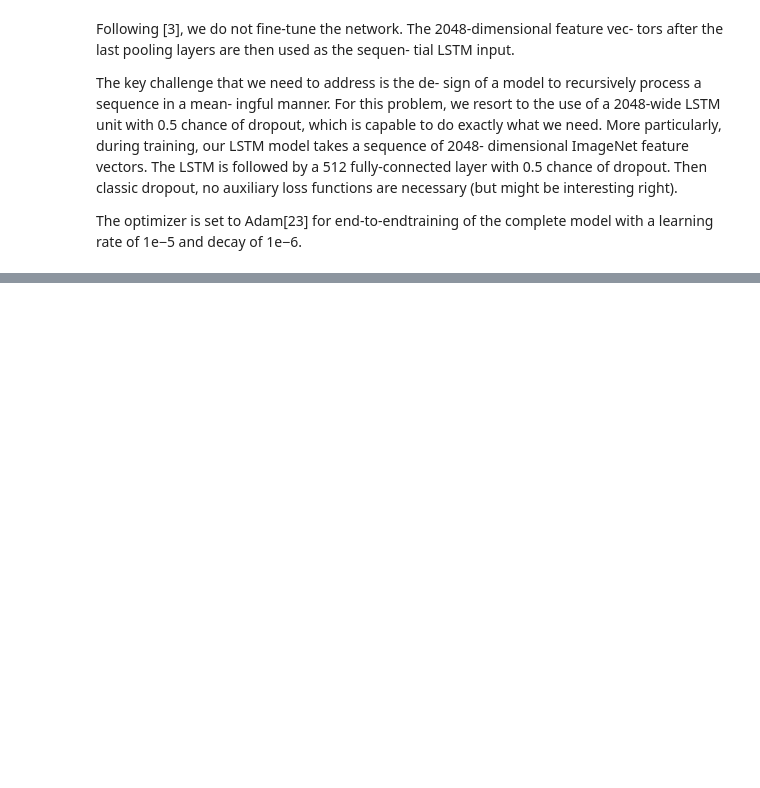
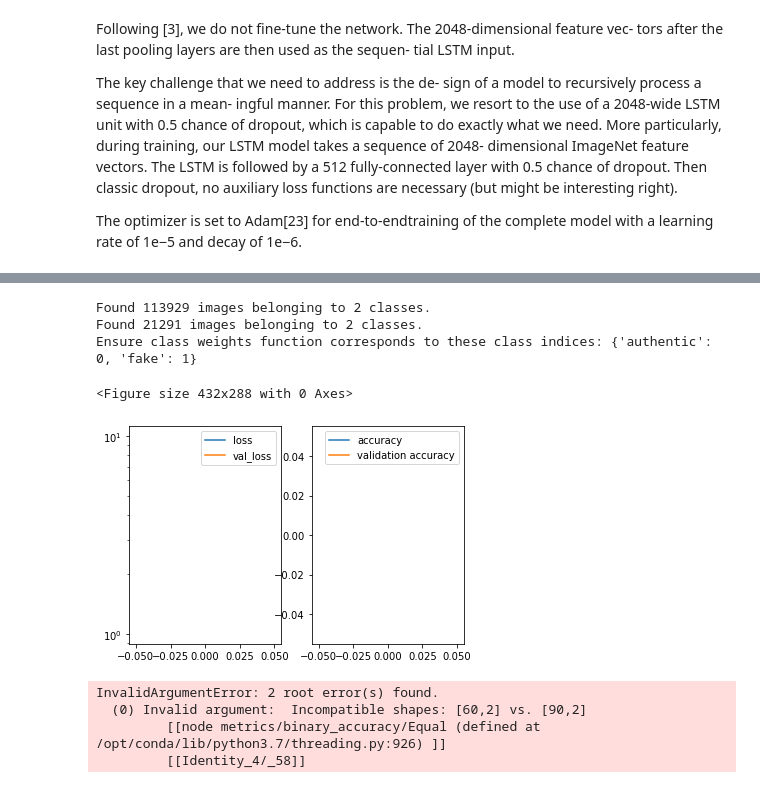
Before and after one commit to LSEDev/DeepfakeDetection, a Jupyter notebook: experimental/Transformer/transformer.ipynb, the cells around one changed output, grey strips where cells are left out. Cells and saved outputs as stored; diff of their text form; code cells hidden in the pictures; blank space fills up the shorter version.

Commit message:
updated transformercode

```diff
--- a/experimental/Transformer/transformer.ipynb
+++ b/experimental/Transformer/transformer.ipynb
@@ -66,17 +69,17 @@ Tensorflow version: 2.2.0-dlenv
 # %%
-#embed_dim = 32  # Embedding size for each token
-#num_heads = 4  # Number of attention heads
-#ff_dim = 32  # Hidden layer size in feed forward network inside transformer
-#
-#inputs = layers.Input(shape=(maxlen,))
-#embedding_layer = tc.TokenAndPositionEmbedding(maxlen, vocab_size, embed_dim)
-#x = embedding_layer(inputs)
-#transformer_block = tc.TransformerBlock(embed_dim, num_heads, ff_dim)
-#x = transformer_block(x)
-#x = layers.GlobalAveragePooling1D()(x)
-#x = layers.Dropout(0.1)(x)
-#x = layers.Dense(20, activation="relu")(x)
-#x = layers.Dropout(0.1)(x)
-#outputs = layers.Dense(2, activation="softmax")(x)
-#
-#model_text = keras.Model(inputs=inputs, outputs=outputs)
+embed_dim = 32  # Embedding size for each token
+num_heads = 4  # Number of attention heads
+ff_dim = 32  # Hidden layer size in feed forward network inside transformer
+
+inputs = layers.Input(shape=(maxlen,))
+embedding_layer = tc.TokenAndPositionEmbedding(maxlen, vocab_size, embed_dim)
+x = embedding_layer(inputs)
+transformer_block = tc.TransformerBlock(embed_dim, num_heads, ff_dim)
+x = transformer_block(x)
+x = layers.GlobalAveragePooling1D()(x)
+x = layers.Dropout(0.1)(x)
+x = layers.Dense(20, activation="relu")(x)
+x = layers.Dropout(0.1)(x)
+outputs = layers.Dense(2, activation="softmax")(x)
+
+model_text = keras.Model(inputs=inputs, outputs=outputs)
@@ -167,10 +213,10 @@ def augment_data(directory, batch):
     # Classes give the folders storing the two different categories
     train_data = datagen.flow_from_directory(directory + '/train',
                                              target_size=(224,224), batch_size = batch,
-                                            frames_per_step=20, shuffle = False)
+                                            frames_per_step=15, shuffle = False)
 
     val_data = datagen.flow_from_directory(directory + '/validation',
                                              target_size=(224,224), batch_size = batch,
-                                          frames_per_step=20, shuffle = False)
+                                          frames_per_step=15, shuffle = False)
 
     return train_data, val_data
@@ -204,6 +259,6 @@ strategy = tf.distribute.MirroredStrategy()
 print('Number of devices: {}'.format(strategy.num_replicas_in_sync))
 
 with strategy.scope(): # Everything that creates variables should be under the strategy scope.
-    model = build_model(0.1,0.002, 'boeje')
+    model = build_model(0.1,0.002)
 print(model.summary())
 # %% [output]
@@ -211,19 +282,32 @@ FileNotFoundError: [Errno 2] No such file or directory: '../all_faces_disk/home/
 # %%
-batch = 64
-train_data, val_data = augment_data('../all_faces_disk/home/jupyter/forensics_split', batch)
+batch = 4
+
+train_data, val_data = augment_data('../restructured_data', batch)
 
 class_weights = calculate_class_weights(train_data)
+# %% [output]
+Found 113929 images belonging to 2 classes.
+Found 21291 images belonging to 2 classes.
+Ensure class weights function corresponds to these class indices: {'authentic': 0, 'fake': 1}
 # %%
+epochs = 3
 history = model.fit(train_data, epochs=epochs, shuffle=True,
               steps_per_epoch = train_data.n//train_data.batch_size,
               validation_data = val_data,
               validation_steps = val_data.n//val_data.batch_size,
               class_weight=class_weights,
               callbacks=[plot_losses],
               verbose=1,
               max_queue_size=30,                # maximum size for the generator queue
               workers=16,                        # maximum number of processes to spin up when using process-based threading
               use_multiprocessing=False)
+# %% [output]
+<Figure size 432x288 with 0 Axes>
+[figure, added]
+InvalidArgumentError: 2 root error(s) found.
+  (0) Invalid argument:  Incompatible shapes: [60,2] vs. [90,2]
+         [[node metrics/binary_accuracy/Equal (defined at /opt/conda/lib/python3.7/threading.py:926) ]]
+         [[Identity_4/_58]]
 # %%
 def save_model_from_best_weights(dropout, lr_rate, architecture):
     '''Takes the latest saved weights and saves the corresponding model.'''
```
Also changed, not shown: parts of 9 cells of this notebook.
